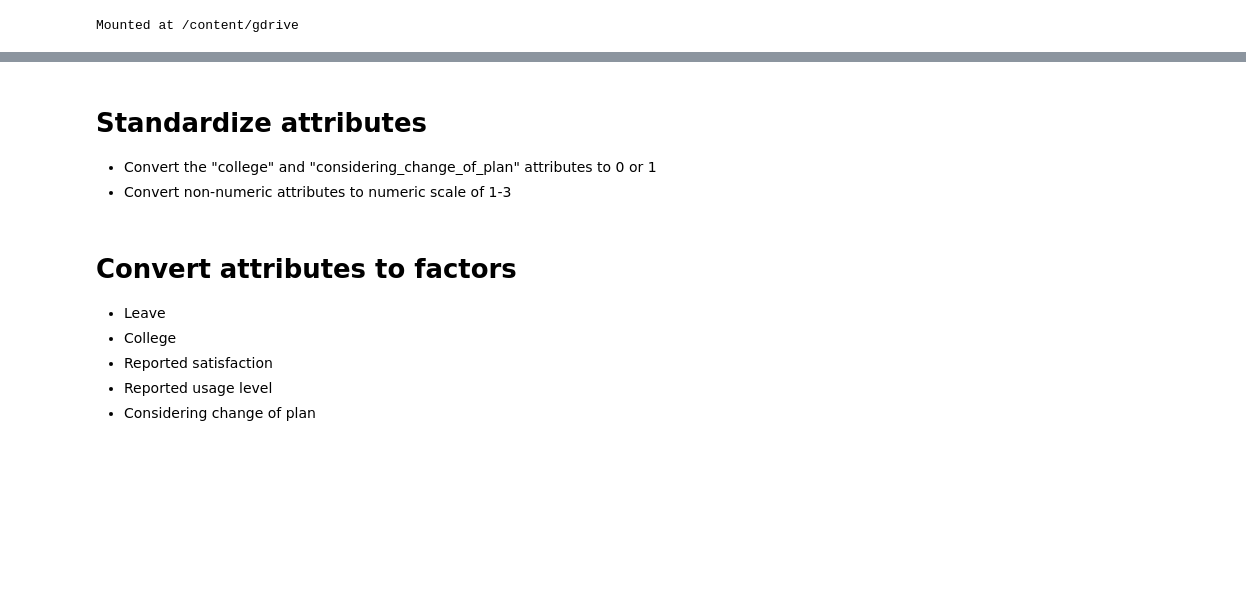
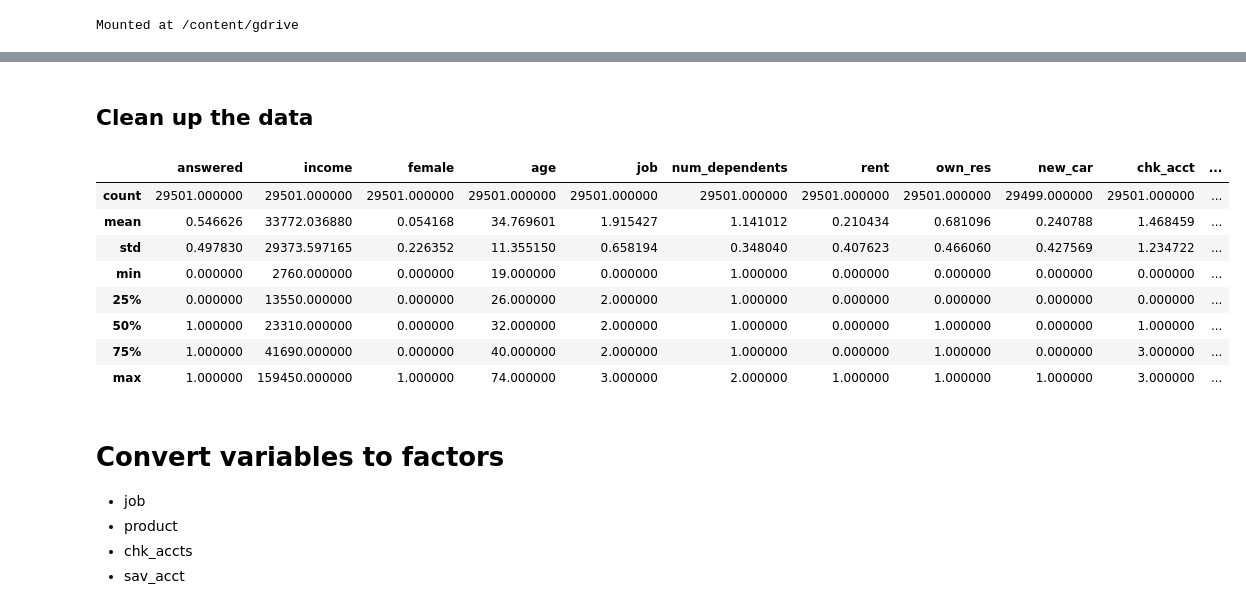
Before and after one commit to u1191617/IS4487, a Jupyter notebook: Module4_Script_v1_2.ipynb, the cells around one changed output, grey strips where cells are left out. Drawn from its saved outputs; the diff is of its cells as text; code cells hidden in the pictures; blank space fills up the shorter version.

```diff
--- a/Module4_Script_v1_2.ipynb
+++ b/Module4_Script_v1_2.ipynb
@@ -208,13 +91,0 @@ Clean up the data in a  new datafram named "df_clean"
-# %%
-#delete rows with outlier data; put it in a new dataframe
-df_clean = df[(df['house'] > 0) & (df['income'] > 0) & (df['handset_price'] < 1000)]
-
-#delete any rows with missing values in the clean dataframe
-df_clean = df_clean.dropna()
-
-df_clean.describe()
-# %% [markdown]
-# Standardize attributes
-
-- Convert the "college" and "considering_change_of_plan" attributes to 0 or 1
-- Convert non-numeric attributes to numeric scale of 1-3
@@ -230,28 +92,30 @@ df_clean['considering_change_of_plan'].unique()
-# %%
-df_clean.loc[df_clean['college'] == 'one', 'college'] = "1"
-df_clean.loc[df_clean['college'] == 'zero', 'college'] = "0"
-df_clean.loc[df_clean['reported_satisfaction'] == 'low', 'reported_satisfaction'] = "1"
-df_clean.loc[df_clean['reported_satisfaction'] == 'avg', 'reported_satisfaction'] = "2"
-df_clean.loc[df_clean['reported_satisfaction'] == 'high', 'reported_satisfaction'] = "3"
-df_clean.loc[df_clean['reported_usage_level'] == 'low', 'reported_usage_level'] = "1"
-df_clean.loc[df_clean['reported_usage_level'] == 'avg', 'reported_usage_level'] = "2"
-df_clean.loc[df_clean['reported_usage_level'] == 'high', 'reported_usage_level'] = "3"
-df_clean.loc[df_clean['considering_change_of_plan'] == 'yes', 'considering_change_of_plan'] = "1"
-df_clean.loc[df_clean['considering_change_of_plan'] == 'no', 'considering_change_of_plan'] = "0"
-df_clean.loc[df_clean['considering_change_of_plan'] == 'maybe', 'considering_change_of_plan'] = "0.5"
-
-df_clean['college'] = df_clean['college'].astype('int')
-df_clean['reported_satisfaction'] = df_clean['reported_satisfaction'].astype('int')
-df_clean['reported_usage_level'] = df_clean['reported_usage_level'].astype('int')
-df_clean['considering_change_of_plan'] = df_clean['considering_change_of_plan'].astype('float')
-
-df_clean.head(10)
-# %% [markdown]
-# Convert attributes to factors
-
-- Leave
-- College
-- Reported satisfaction
-- Reported usage level
-- Considering change of plan
+# %% [markdown]
+## Clean up the data
+# %%
+#Remove rows with NA's
+df_clean = df_clean.dropna()
+
+#Remove negative income value and outlier in num_accts
+df_clean = df[(df['income'] > 0) & (df['num_accts'] < 1000)]
+
+
+
+df_clean.describe()
+# %% [output]
+|  | answered | income | female | age | job | num_dependents | rent | own_res | new_car | chk_acct | ... |
+| count | 29501.000000 | 29501.000000 | 29501.000000 | 29501.000000 | 29501.000000 | 29501.000000 | 29501.000000 | 29501.000000 | 29499.000000 | 29501.000000 | ... |
+| mean | 0.546626 | 33772.036880 | 0.054168 | 34.769601 | 1.915427 | 1.141012 | 0.210434 | 0.681096 | 0.240788 | 1.468459 | ... |
+| std | 0.497830 | 29373.597165 | 0.226352 | 11.355150 | 0.658194 | 0.348040 | 0.407623 | 0.466060 | 0.427569 | 1.234722 | ... |
+| min | 0.000000 | 2760.000000 | 0.000000 | 19.000000 | 0.000000 | 1.000000 | 0.000000 | 0.000000 | 0.000000 | 0.000000 | ... |
+| 25% | 0.000000 | 13550.000000 | 0.000000 | 26.000000 | 2.000000 | 1.000000 | 0.000000 | 0.000000 | 0.000000 | 0.000000 | ... |
+| 50% | 1.000000 | 23310.000000 | 0.000000 | 32.000000 | 2.000000 | 1.000000 | 0.000000 | 1.000000 | 0.000000 | 1.000000 | ... |
+| 75% | 1.000000 | 41690.000000 | 0.000000 | 40.000000 | 2.000000 | 1.000000 | 0.000000 | 1.000000 | 0.000000 | 3.000000 | ... |
+| max | 1.000000 | 159450.000000 | 1.000000 | 74.000000 | 3.000000 | 2.000000 | 1.000000 | 1.000000 | 1.000000 | 3.000000 | ... |
+# %% [markdown]
+# Convert variables to factors
+
+- job
+- product
+- chk_accts
+- sav_acct
 # %%
```
Also changed, not shown: parts of 19 cells of this notebook.
